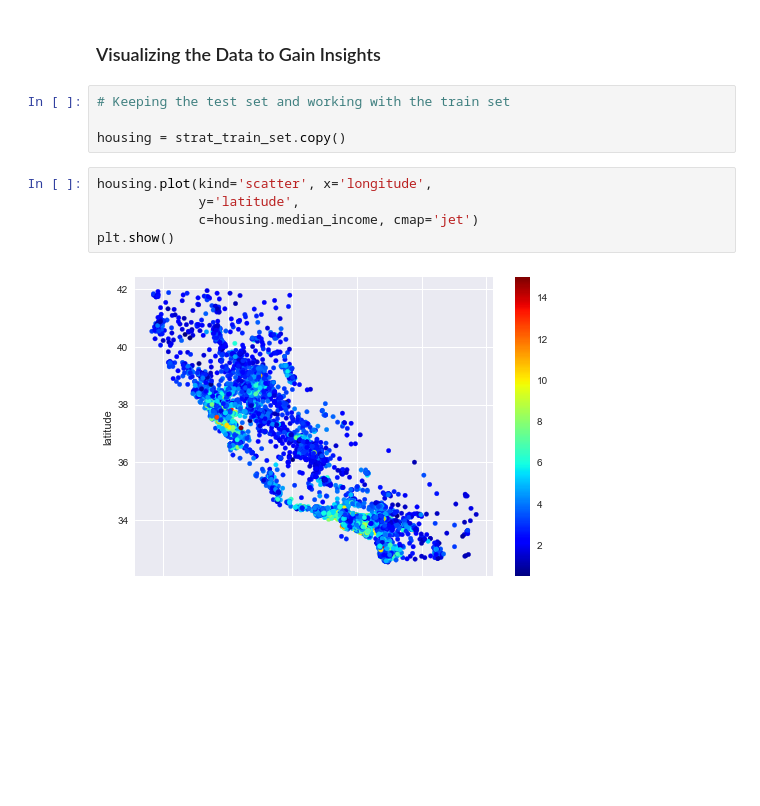
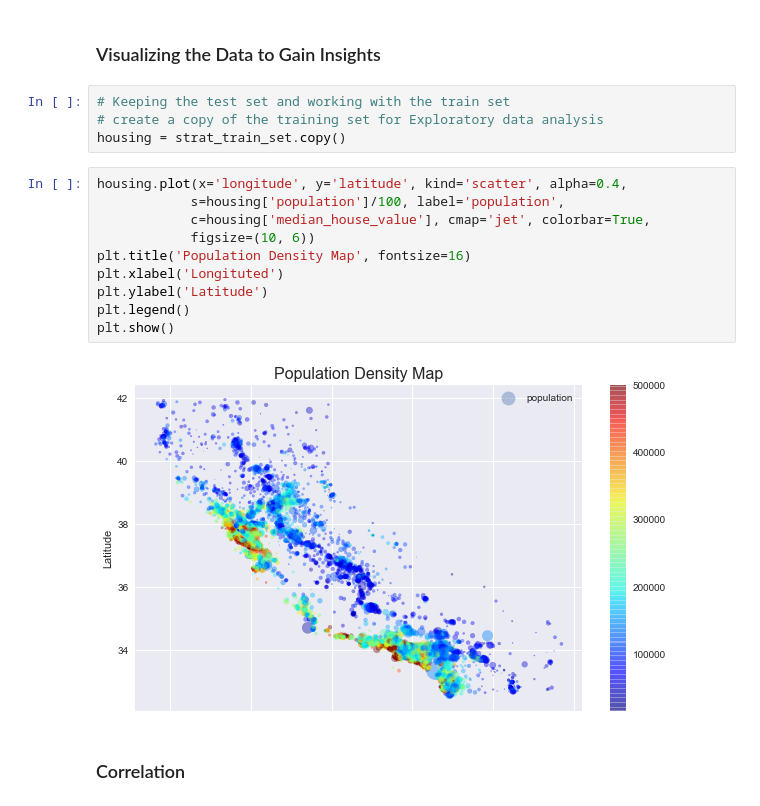
Before and after one commit to wolfdale229/100daysofmlcodes, a Jupyter notebook: End to End Project Overview.ipynb, the cells around one changed output. Saved outputs shown, nothing was run; the diff lists cells and outputs as text; blank space fills up the shorter version.

```diff
--- a/End to End Project Overview.ipynb
+++ b/End to End Project Overview.ipynb
@@ -161,12 +166,19 @@ strat_train_set
 ###  Visualizing the Data to Gain Insights
 # %%
 # Keeping the test set and working with the train set
-
+# create a copy of the training set for Exploratory data analysis
 housing = strat_train_set.copy()
-# %%
-housing.plot(kind='scatter', x='longitude',
-             y='latitude',
-             c=housing.median_income, cmap='jet')
-plt.show()
-# %% [output]
-[figure, removed]
+# %%
+housing.plot(x='longitude', y='latitude', kind='scatter', alpha=0.4,
+            s=housing['population']/100, label='population',
+            c=housing['median_house_value'], cmap='jet', colorbar=True,
+            figsize=(10, 6))
+plt.title('Population Density Map', fontsize=16)
+plt.xlabel('Longituted')
+plt.ylabel('Latitude')
+plt.legend()
+plt.show()
+# %% [output]
+[figure, added]
+# %% [markdown]
+###  Correlation
```
Also changed, not shown: parts of 31 cells of this notebook, 1 other file.
